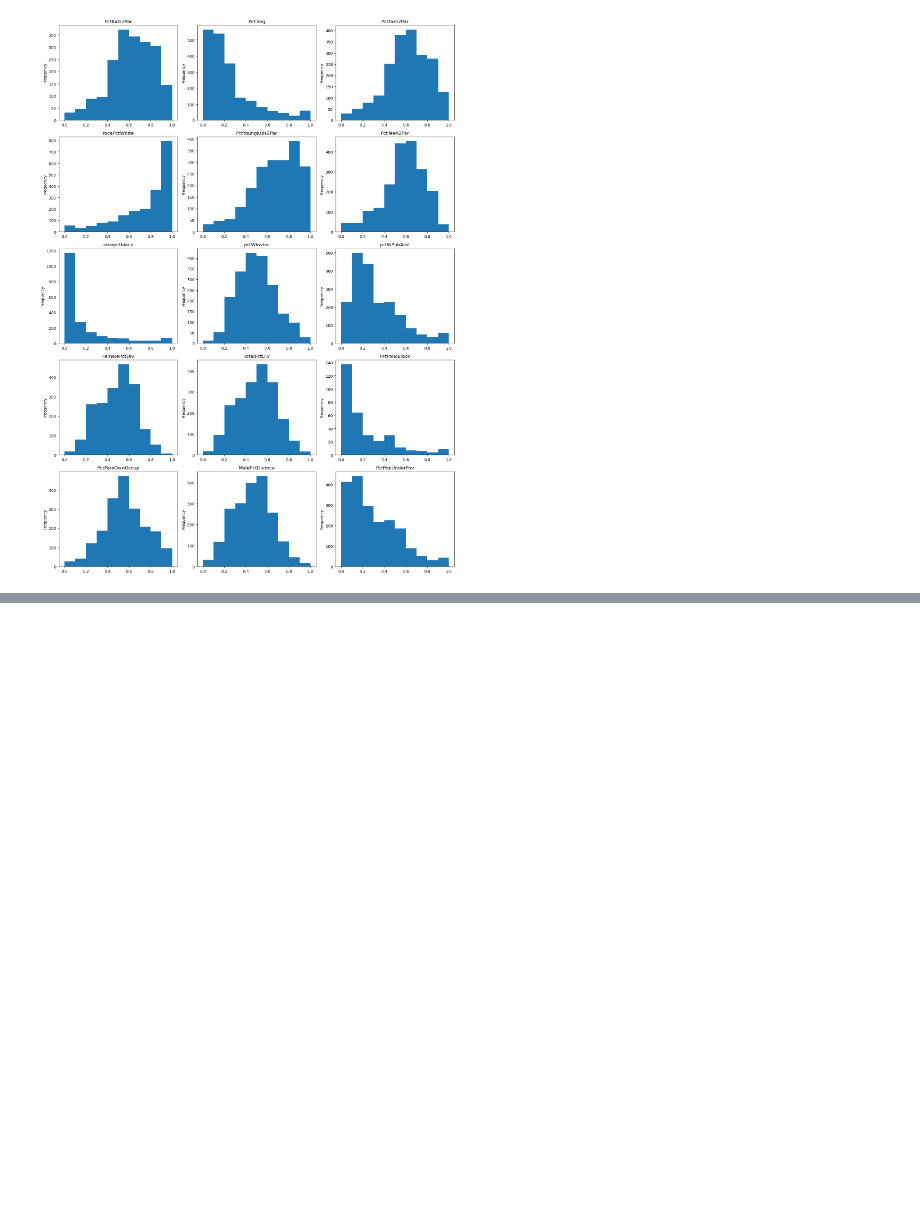
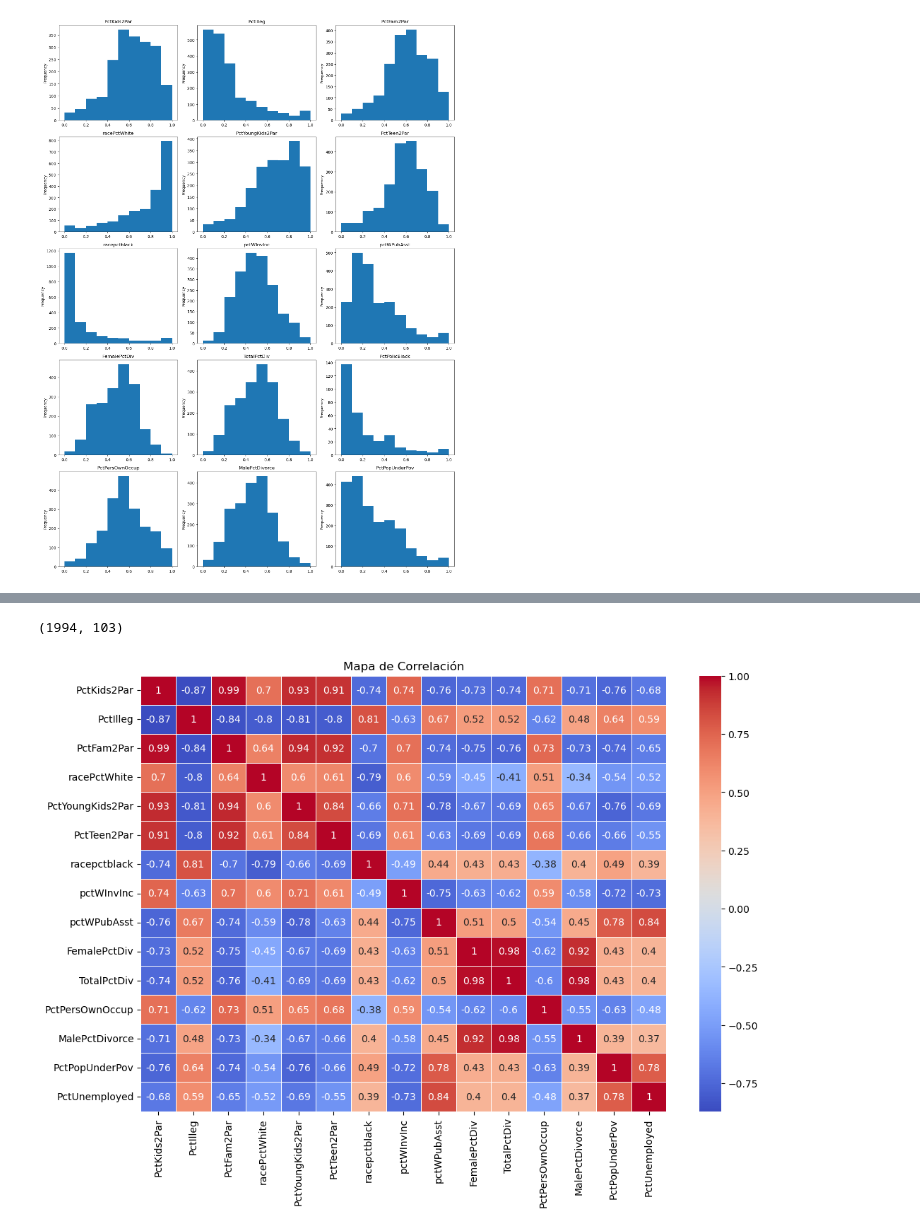
Before and after one commit to octaviodiego78/data-modeling-proyect, a Jupyter notebook: regression/crimePrediction.ipynb, the cells around one changed output, grey strips where cells are left out. Drawn from its saved outputs; the diff is of its cells as text; code cells hidden in the pictures; blank space fills up the shorter version.

Commit message:
Added correlation analysis to regression file

```diff
--- a/regression/crimePrediction.ipynb
+++ b/regression/crimePrediction.ipynb
@@ -189,0 +207,11 @@ plt.show()
+# %%
+mode_opc = df['OtherPerCap'].mode().values[0]
+df['OtherPerCap'].fillna(mode_opc, inplace=True)
+# %%
+df['LemasGangUnitDeploy'].fillna(0, inplace=True)
+# %%
+df['RacialMatchCommPol'].fillna(0, inplace=True)
+# %%
+null_columns = df.columns[df.isnull().sum() > 0]
+df = df.drop(columns=null_columns)
+df
@@ -189,0 +232,17 @@ plt.show()
+# %%
+df.shape
+# %% [output]
+(1994, 103)
+# %%
+import seaborn as sns
+
+mostCorrelated = pd.DataFrame(abs(df.corr(numeric_only=True)['ViolentCrimesPerPop']).sort_values(ascending=False)[1:16]).index
+correlation_df = df[mostCorrelated]
+correlation_matrix = correlation_df.corr()
+
+plt.figure(figsize=(12, 8))
+sns.heatmap(correlation_matrix, annot=True, cmap='coolwarm', linewidths=.5)
+plt.title('Mapa de Correlación')
+plt.show()
+# %% [output]
+[figure, added]
```
Also changed, not shown: parts of 12 cells of this notebook, 1 other file.
